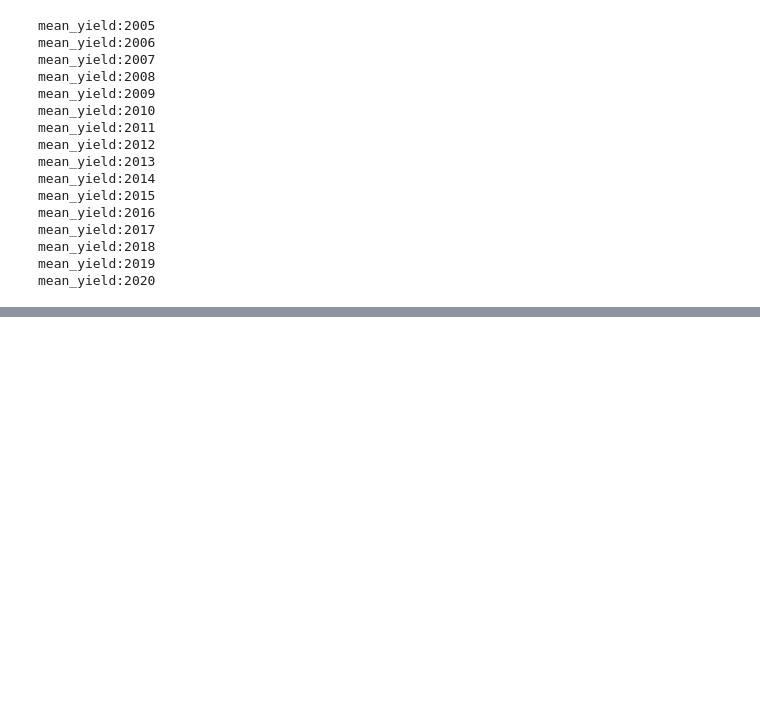
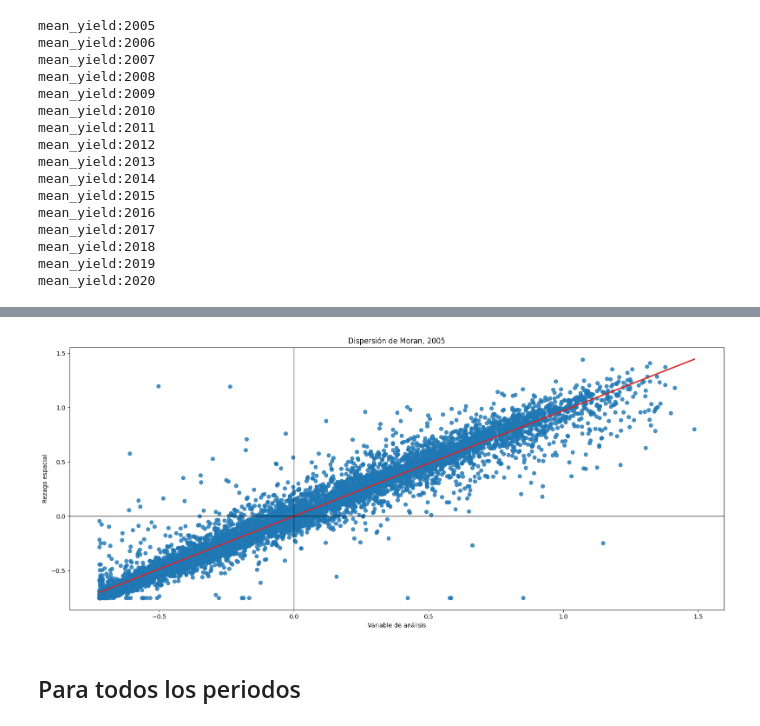
Before and after one commit to CAMM961001/estancia, a Jupyter notebook: notebooks/h3_visualization.ipynb, the cells around one changed output, grey strips where cells are left out. Saved outputs shown, nothing was run; the diff lists cells and outputs as text; code cells hidden in the pictures; blank space fills up the shorter version.

Commit message:
Animaciones de autocorrelacion global y local agregando por mallas h3

```diff
--- a/notebooks/h3_visualization.ipynb
+++ b/notebooks/h3_visualization.ipynb
@@ -222,0 +230,58 @@ imageio.mimsave(f'../figures/raw_vis/{variable}_h3.gif', images, format='GIF', d
+# %%
+year = 2005
+variable = 'mean_yield'
+
+# Visualization data
+_vis = (
+    geo_data
+    .query(f"year == {year}"))
+
+# Matriz de pesos bajo criterio de reinas
+w = weights.Queen.from_dataframe(
+    df=_vis,
+    geom_col="geometry",
+    use_index=True,
+    silence_warnings=True)
+
+# Estandarización por renglón
+w.set_transform(value='R')
+
+# Calcular columnas de rezago
+_vis = (
+    _vis
+    .assign(
+        # Rezago espacial de la variable de interés
+        lag = lambda _df: weights.spatial_lag.lag_spatial(w=w, y=_df[variable])
+        # Centrar a la media y escalar a 2 std
+        ,scaled = lambda _df: (_df[variable] - _df[variable].mean()) / (_df[variable].std() * 2)
+        ,lag_scaled = lambda _df: (_df.lag - _df.lag.mean()) / (_df.lag.std() * 2)))
+
+# Figure config
+fig, ax = plt.subplots(figsize=(16,7))
+
+# Elementos de visualización
+sns.regplot(
+    data=_vis,
+    x='scaled',
+    y='lag_scaled',
+    ci=None,
+    line_kws=dict(color='tab:red'),
+    ax=ax)
+ax.axvline(0, color='black', linewidth=1, alpha=0.8)
+ax.axhline(0, color='black', linewidth=1, alpha=0.8)
+
+
+# Anotaciones y estilo
+ax.set(
+    title=f'Dispersión de Moran, {year}'
+    ,xlabel='Variable de análisis'
+    ,ylabel='Rezago espacial')
+
+fig.tight_layout()
+#fig.savefig(f"../figures/autocor/{variable}/global/glob_autocor_{year}.png")
+
+plt.show()
+# %% [output]
+[figure, added]
+# %% [markdown]
+## Para todos los periodos
```
Also changed, not shown: parts of 10 cells of this notebook, 51 other files.
